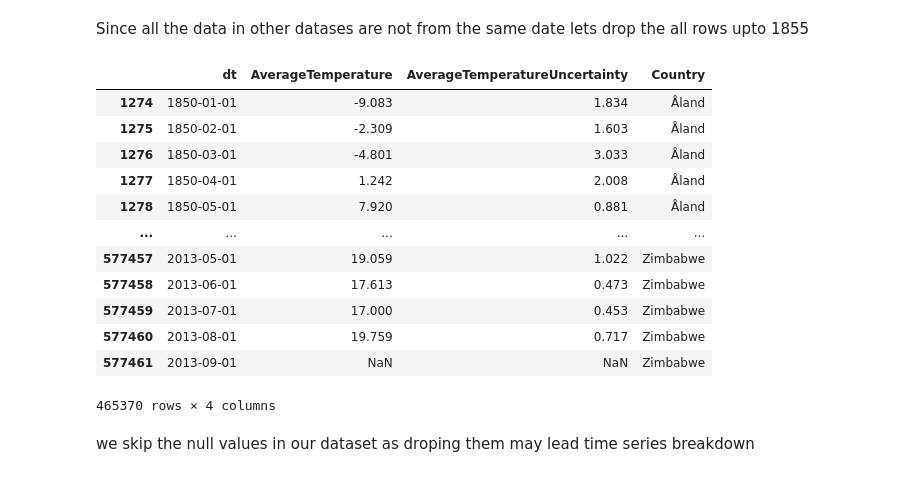
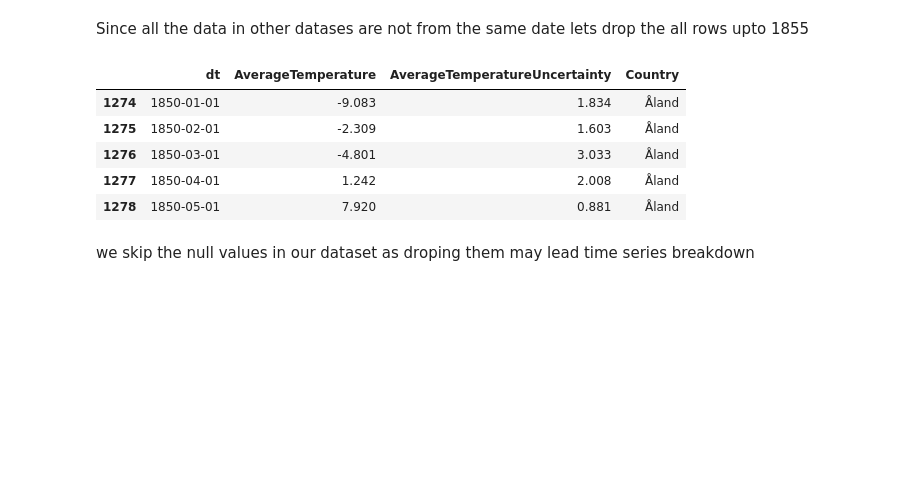
Before and after one commit to Umeshpotha/globallandsurfacetemperatures_analysis, a Jupyter notebook: WorldSurfaceTemperatureAnalysis.ipynb, the cells around one changed output. Saved outputs shown, nothing was run; the diff lists cells and outputs as text; code cells hidden in the pictures; blank space fills up the shorter version.

```diff
--- a/WorldSurfaceTemperatureAnalysis.ipynb
+++ b/WorldSurfaceTemperatureAnalysis.ipynb
@@ -63,21 +61,14 @@ Since all the data in other datases are not from the same date lets drop the all
 # %%
 avglantempcon=avglantempcon[avglantempcon['dt']>='1850-01-01']
 # %%
-avglantempcon
+avglantempcon.head()
 # %% [output]
 |  | dt | AverageTemperature | AverageTemperatureUncertainty | Country |
 | 1274 | 1850-01-01 | -9.083 | 1.834 | Åland |
 | 1275 | 1850-02-01 | -2.309 | 1.603 | Åland |
 | 1276 | 1850-03-01 | -4.801 | 3.033 | Åland |
 | 1277 | 1850-04-01 | 1.242 | 2.008 | Åland |
 | 1278 | 1850-05-01 | 7.920 | 0.881 | Åland |
-| ... | ... | ... | ... | ... |
-| 577457 | 2013-05-01 | 19.059 | 1.022 | Zimbabwe |
-| 577458 | 2013-06-01 | 17.613 | 0.473 | Zimbabwe |
-| 577459 | 2013-07-01 | 17.000 | 0.453 | Zimbabwe |
-| 577460 | 2013-08-01 | 19.759 | 0.717 | Zimbabwe |
-| 577461 | 2013-09-01 | NaN | NaN | Zimbabwe |
-465370 rows × 4 columns
 # %% [markdown]
 we skip the null values in our dataset as droping them may lead time series breakdown
 # %% [markdown]
```
Also changed, not shown: parts of 31 cells of this notebook.
